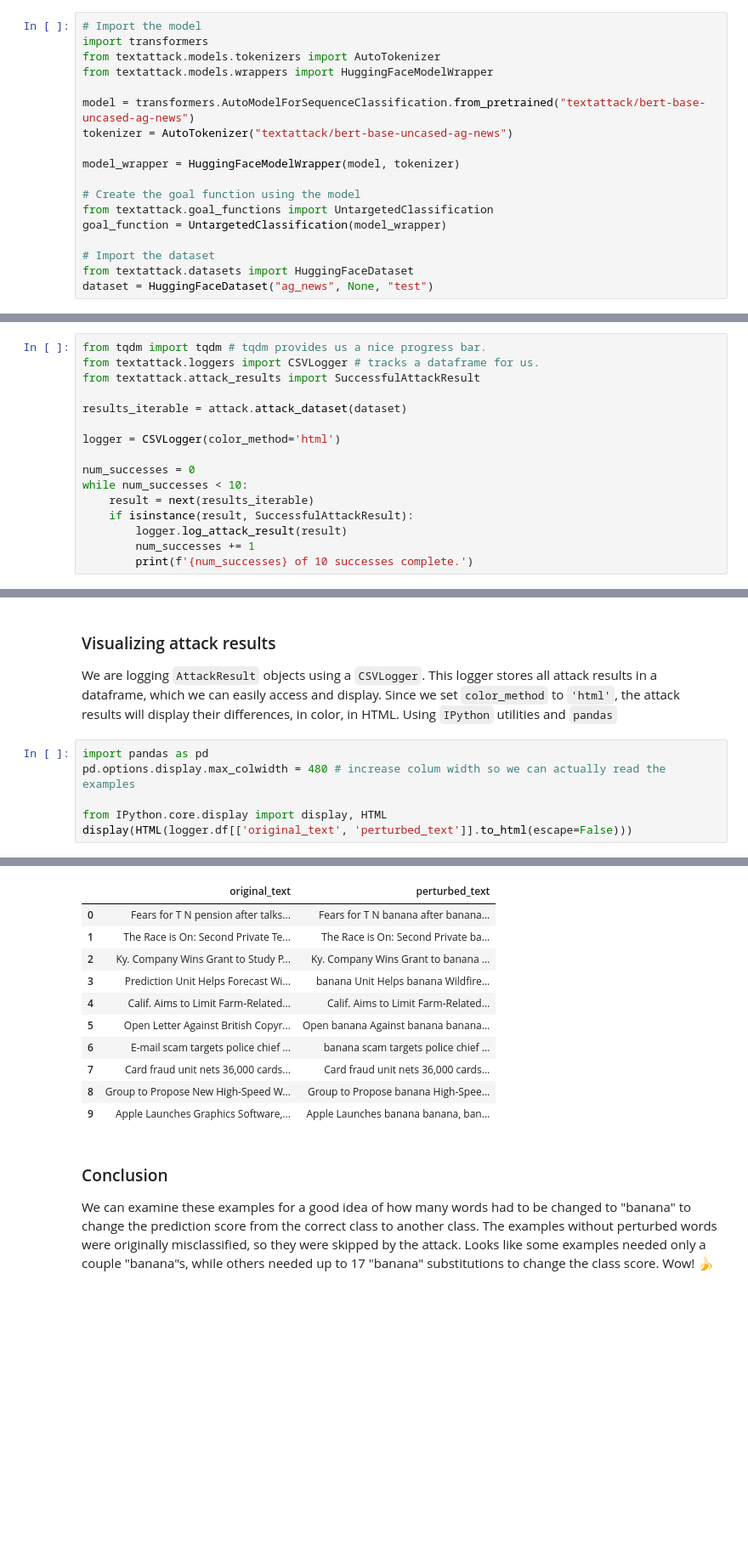
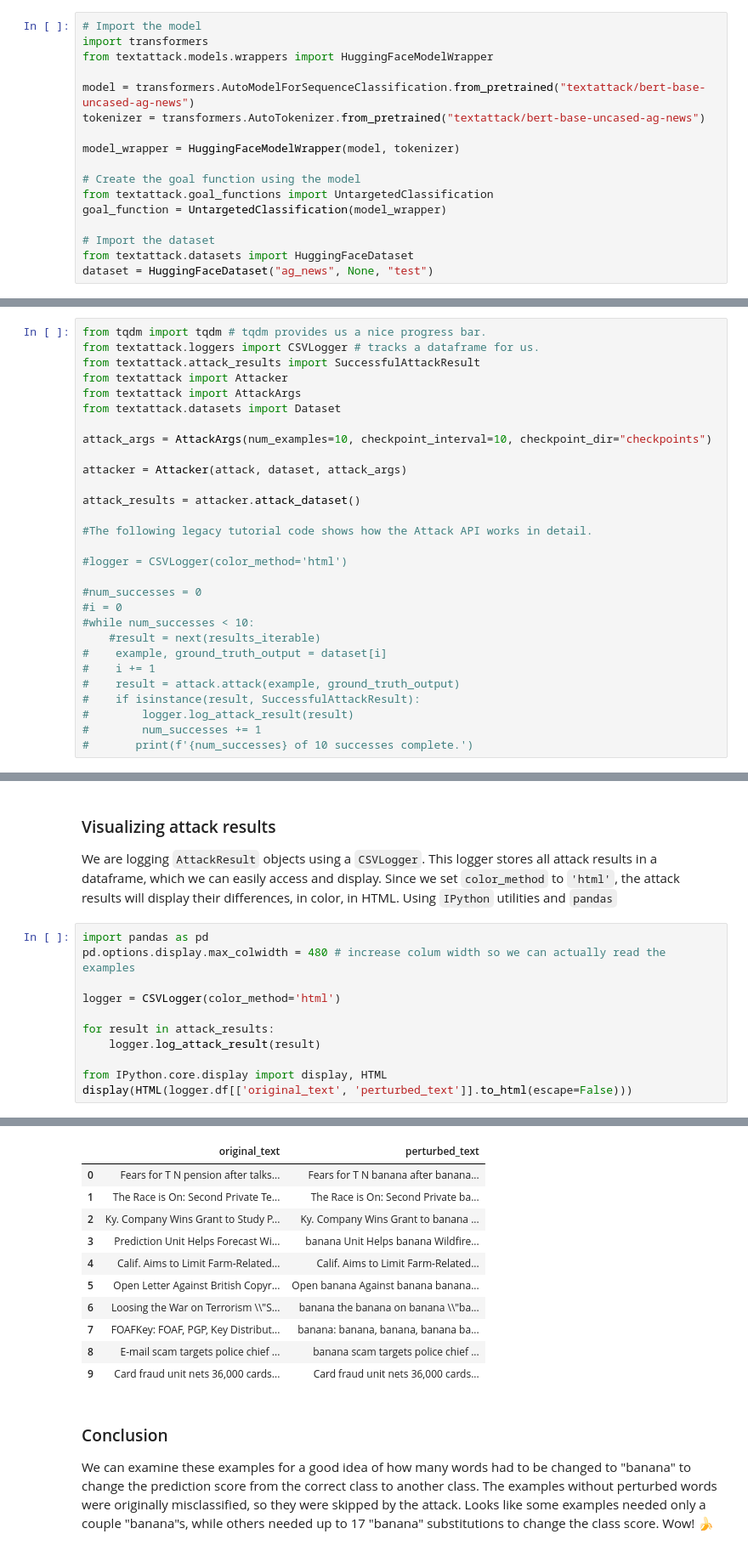
Before and after one commit to QData/TextAttack, a Jupyter notebook: docs/2notebook/1_Introduction_and_Transformations.ipynb, the cells around one changed output, grey strips where cells are left out. Shown at 85% size. Drawn from its saved outputs; the diff is of its cells as text; blank space fills up the shorter version.

Commit message:
Fixed Notebook Tutorial 1

```diff
--- a/docs/2notebook/1_Introduction_and_Transformations.ipynb
+++ b/docs/2notebook/1_Introduction_and_Transformations.ipynb
@@ -54,11 +89,10 @@ We are performing an untargeted attack on a classification model, so we'll use t
 # %%
 # Import the model
 import transformers
-from textattack.models.tokenizers import AutoTokenizer
 from textattack.models.wrappers import HuggingFaceModelWrapper
 
 model = transformers.AutoModelForSequenceClassification.from_pretrained("textattack/bert-base-uncased-ag-news")
-tokenizer = AutoTokenizer("textattack/bert-base-uncased-ag-news")
+tokenizer = transformers.AutoTokenizer.from_pretrained("textattack/bert-base-uncased-ag-news")
 
 model_wrapper = HuggingFaceModelWrapper(model, tokenizer)
 
@@ -114,16 +151,29 @@ Let's use our attack to successfully attack 10 samples.
 from tqdm import tqdm # tqdm provides us a nice progress bar.
 from textattack.loggers import CSVLogger # tracks a dataframe for us.
 from textattack.attack_results import SuccessfulAttackResult
+from textattack import Attacker
+from textattack import AttackArgs
+from textattack.datasets import Dataset
 
-results_iterable = attack.attack_dataset(dataset)
+attack_args = AttackArgs(num_examples=10, checkpoint_interval=10, checkpoint_dir="checkpoints")
 
-logger = CSVLogger(color_method='html')
+attacker = Attacker(attack, dataset, attack_args)
 
-num_successes = 0
-while num_successes < 10:
-    result = next(results_iterable)
-    if isinstance(result, SuccessfulAttackResult):
-        logger.log_attack_result(result)
-        num_successes += 1
-        print(f'{num_successes} of 10 successes complete.')
+attack_results = attacker.attack_dataset()
+
+#The following legacy tutorial code shows how the Attack API works in detail.
+
+#logger = CSVLogger(color_method='html')
+
+#num_successes = 0
+#i = 0
+#while num_successes < 10:
+    #result = next(results_iterable)
+#    example, ground_truth_output = dataset[i]
+#    i += 1
+#    result = attack.attack(example, ground_truth_output)
+#    if isinstance(result, SuccessfulAttackResult):
+#        logger.log_attack_result(result)
+#        num_successes += 1
+#       print(f'{num_successes} of 10 successes complete.')
 # %% [output]
@@ -145,6 +269,11 @@ We are logging `AttackResult` objects using a `CSVLogger`. This logger stores al
 import pandas as pd
 pd.options.display.max_colwidth = 480 # increase colum width so we can actually read the examples
 
+logger = CSVLogger(color_method='html')
+
+for result in attack_results:
+    logger.log_attack_result(result)
+
 from IPython.core.display import display, HTML
 display(HTML(logger.df[['original_text', 'perturbed_text']].to_html(escape=False)))
 # %% [output]
@@ -151,14 +281,14 @@ display(HTML(logger.df[['original_text', 'perturbed_text']].to_html(escape=False
 |  | original_text | perturbed_text |
 | 0 | Fears for T N pension after talks... | Fears for T N banana after banana... |
 | 1 | The Race is On: Second Private Te... | The Race is On: Second Private ba... |
 | 2 | Ky. Company Wins Grant to Study P... | Ky. Company Wins Grant to banana ... |
 | 3 | Prediction Unit Helps Forecast Wi... | banana Unit Helps banana Wildfire... |
 | 4 | Calif. Aims to Limit Farm-Related... | Calif. Aims to Limit Farm-Related... |
 | 5 | Open Letter Against British Copyr... | Open banana Against banana banana... |
-| 6 | E-mail scam targets police chief ... | banana scam targets police chief ... |
-| 7 | Card fraud unit nets 36,000 cards... | Card fraud unit nets 36,000 cards... |
-| 8 | Group to Propose New High-Speed W... | Group to Propose banana High-Spee... |
-| 9 | Apple Launches Graphics Software,... | Apple Launches banana banana, ban... |
+| 6 | Loosing the War on Terrorism \\"S... | banana the banana on banana \\"ba... |
+| 7 | FOAFKey: FOAF, PGP, Key Distribut... | banana: banana, banana, banana ba... |
+| 8 | E-mail scam targets police chief ... | banana scam targets police chief ... |
+| 9 | Card fraud unit nets 36,000 cards... | Card fraud unit nets 36,000 cards... |
 # %% [markdown]
 ### Conclusion
 We can examine these examples for a good idea of how many words had to be changed to "banana" to change the prediction score from the correct class to another class. The examples without perturbed words were originally misclassified, so they were skipped by the attack. Looks like some examples needed only a couple "banana"s, while others needed up to 17 "banana" substitutions to change the class score. Wow! 🍌
```
Also changed, not shown: parts of 11 cells of this notebook.
